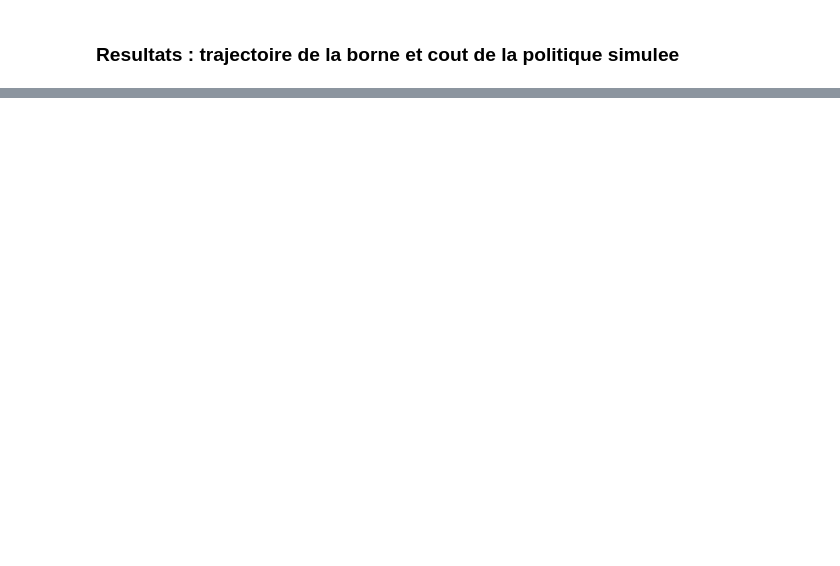
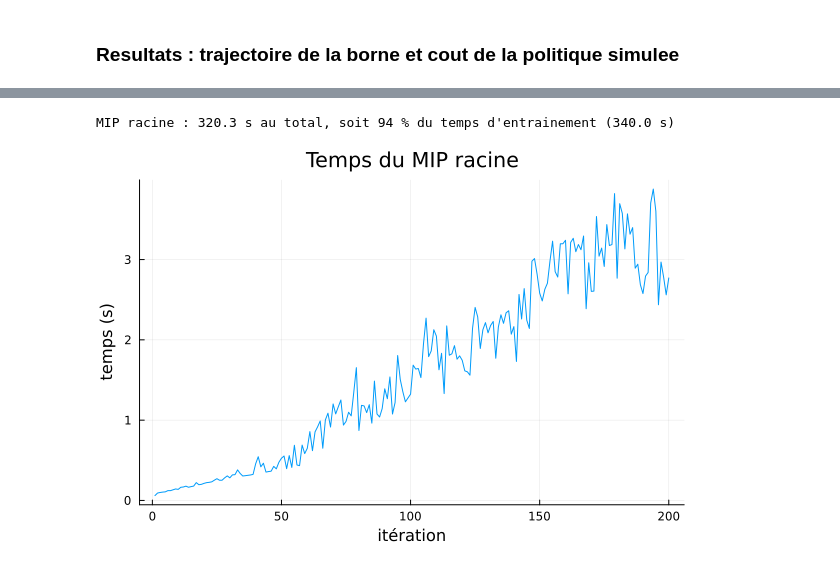
Before and after one commit to MathisAzema/MSUC, a Jupyter notebook: validation.ipynb, the cells around one changed output, grey strips where cells are left out. Saved outputs shown, nothing was run; the diff lists cells and outputs as text; code cells hidden in the pictures; blank space fills up the shorter version.

```diff
--- a/validation.ipynb
+++ b/validation.ipynb
@@ -116,0 +154,9 @@ borne finale = 1826035.64  ->  encadrement relatif = 9.96e-02
+# %%
+using Plots
+t_mip = model[1].computation_time[1:length(log)]   # une resolution du MIP racine par iteration
+@printf("MIP racine : %.1f s au total, soit %.0f %% du temps d'entrainement (%.1f s)\n",
+        sum(t_mip), 100 * sum(t_mip) / log[end].time, log[end].time)
+plot(t_mip, title = "Temps du MIP racine", xlabel = "itération", ylabel = "temps (s)", legend = false)
+# %% [output]
+MIP racine : 320.3 s au total, soit 94 % du temps d'entrainement (340.0 s)
+[figure, added]
```
Also changed, not shown: parts of 10 cells of this notebook, 13 other files.
